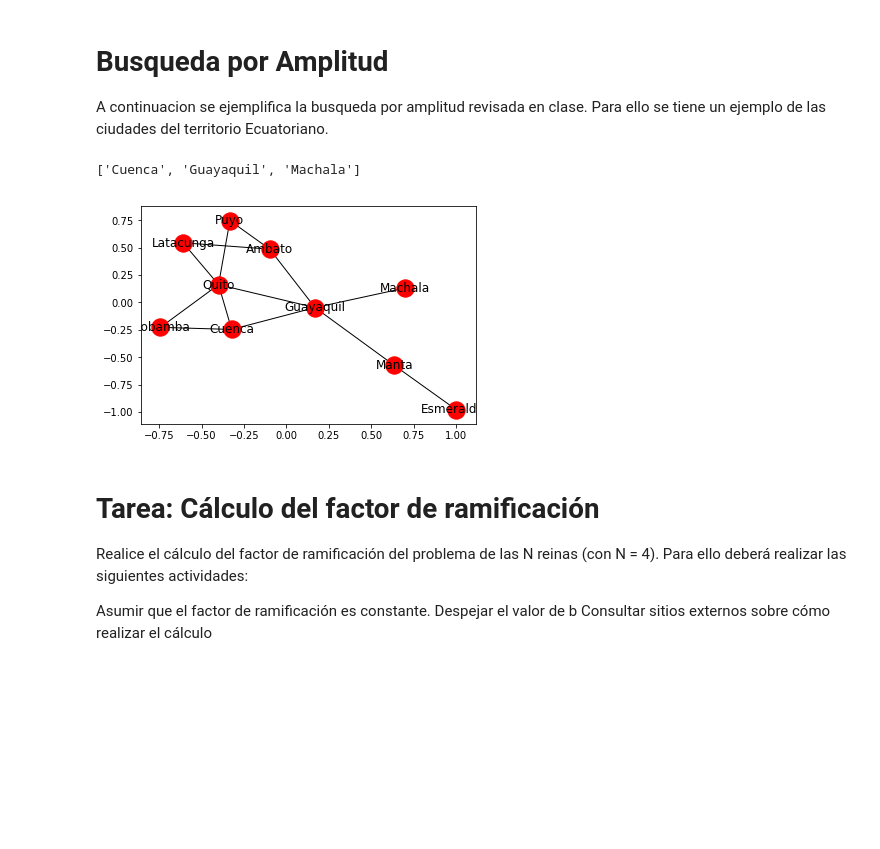
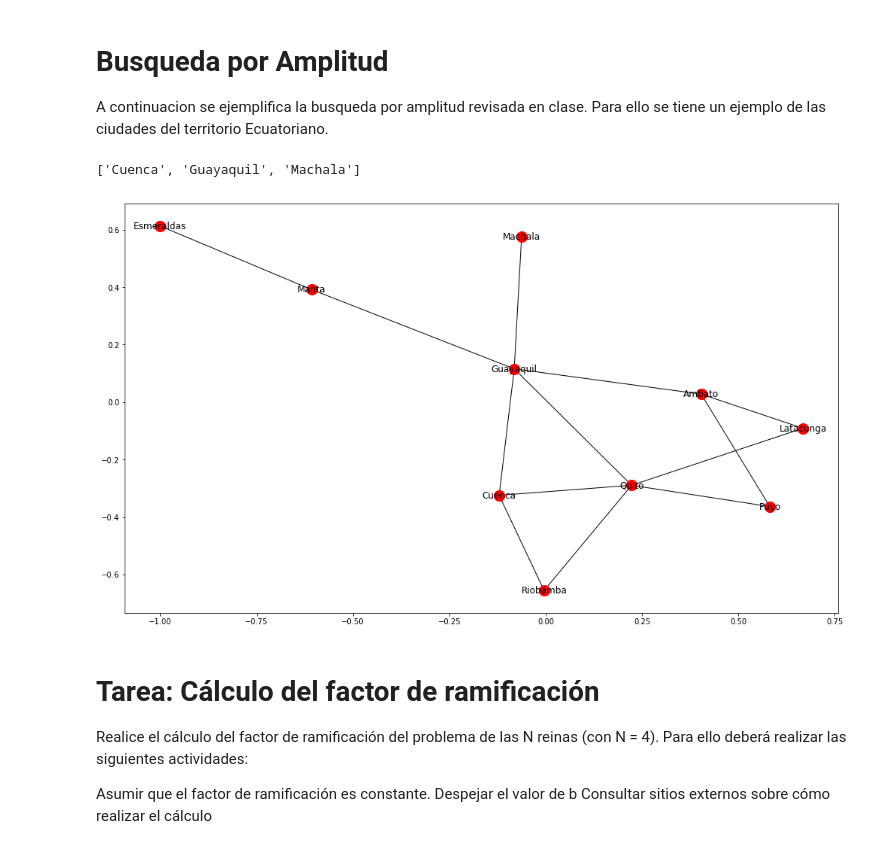
Before and after one commit to NikoAP77/Inteligencia-Artificial, a Jupyter notebook: BusquedaAmplitud.ipynb, the cells around one changed output. Cells and saved outputs as stored; diff of their text form; code cells hidden in the pictures; blank space fills up the shorter version.

Commit message:
Correccion de Tamaños en Imagenes

```diff
--- a/BusquedaAmplitud.ipynb
+++ b/BusquedaAmplitud.ipynb
@@ -37,6 +38,8 @@ class Node:
         return str(self.data)
 # %%
 # Implementacion del metodo de busqueda por amplitud
+import networkx as nx
+import matplotlib.pyplot as plt
 def search_Amplitud_solution(connections, init_state, solution):
     solved = False # Variable para almacenar el estado de la busqueda
     visited_nodes = [] # Nodos visitados
@@ -76,36 +79,41 @@ if __name__ == "__main__":
         'Guayaquil': {'Machala', 'Ambato', 'Quito', 'Cuenca', 'Manta'}
     }
 
     init_state = 'Cuenca'
     solution = 'Machala'
     solution_node = search_Amplitud_solution(connections, init_state, solution)
     # mostrar resultado
     result = []
     node = solution_node
 
+
     grafic = nx.Graph()
     grafic.add_nodes_from(connections)
 
-   #grafic.add_edge(key,lista[i])
+
     for key, lista in connections.items():
         for i in lista:
             grafic.add_edge(key,i)
+    plt.figure(3,figsize=(17,10))
+
 
 
 
     if node is not None:
         while node.fathr is not None:
             result.append(node.data)
             node = node.fathr
         result.append(init_state)
         result.reverse() # Reverso el resultado (Solo para presentar)
         print(result)
-        nx.draw_networkx(grafic, witch_label = True)
+        nx.draw_networkx(grafic, witch_label = True, node_size= 200)
+        plt.show()
+
     else:
         print("No hay solucion !!!!")
 # %% [output]
 ['Cuenca', 'Guayaquil', 'Machala']
-[figure, old version]
+[figure, new version]
 # %% [markdown]
 # Tarea: Cálculo del factor de ramificación
 Realice el cálculo del factor de ramificación del problema de las N reinas (con N = 4). Para ello deberá realizar las siguientes actividades:
```
Also changed, not shown: parts of 3 cells of this notebook, 1 other file.
